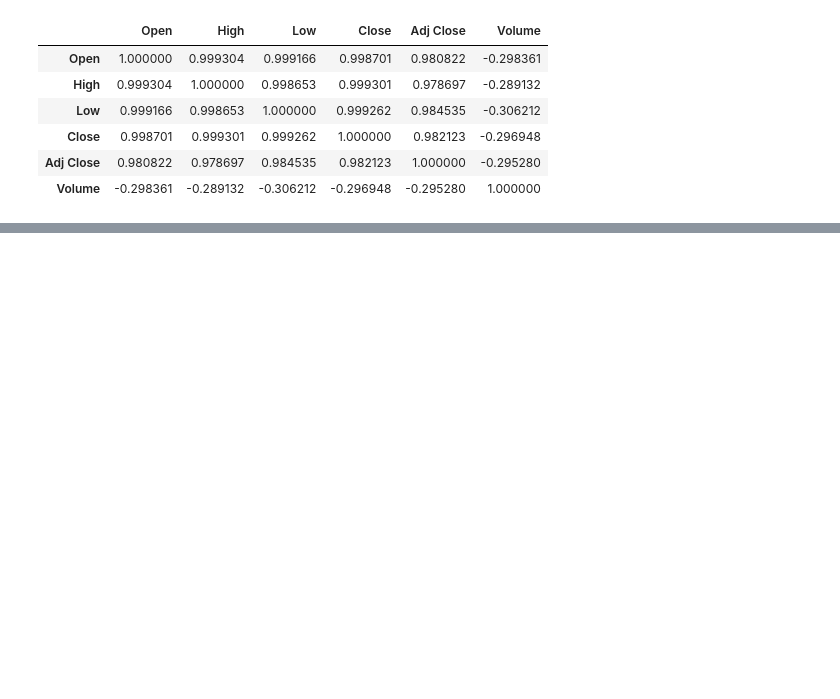
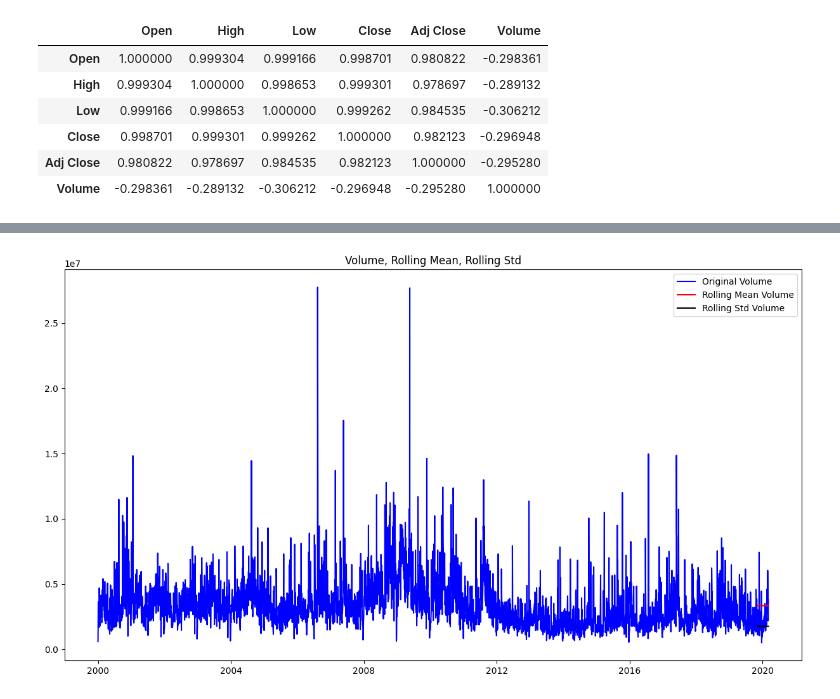
Before and after one commit to cohensaeb/AIDI_1002_Labs, a Jupyter notebook: week_2/AIDI_1002_Week_2_Lab_2.ipynb, the cells around one changed output, grey strips where cells are left out. Drawn from its saved outputs; the diff is of its cells as text; code cells hidden in the pictures; blank space fills up the shorter version.

```diff
--- a/week_2/AIDI_1002_Week_2_Lab_2.ipynb
+++ b/week_2/AIDI_1002_Week_2_Lab_2.ipynb
@@ -400,0 +386,7 @@ rolling_mean
+# %%
+df_volume = df_ts[['Date','Volume']]
+df_volume.index = df_volume['Date']
+df_volume.sort_index(inplace=True)
+del df_volume['Date']
+df_roll_mean_volume = df_volume.rolling(5000).mean()
+df_roll_std_volume = df_volume.rolling(5000).std()
@@ -400,0 +433,10 @@ rolling_mean
+# %%
+plt.rcParams["figure.figsize"] = (15,8)
+plt.plot(df_volume, color='blue',label='Original Volume')
+plt.plot(df_roll_mean_volume, color='red', label='Rolling Mean Volume')
+plt.plot(df_roll_std_volume, color='black', label = 'Rolling Std Volume')
+plt.title('Volume, Rolling Mean, Rolling Std')
+plt.legend(loc='best')
+plt.show()
+# %% [output]
+[figure, added]
```
Also changed, not shown: parts of 9 cells of this notebook.
